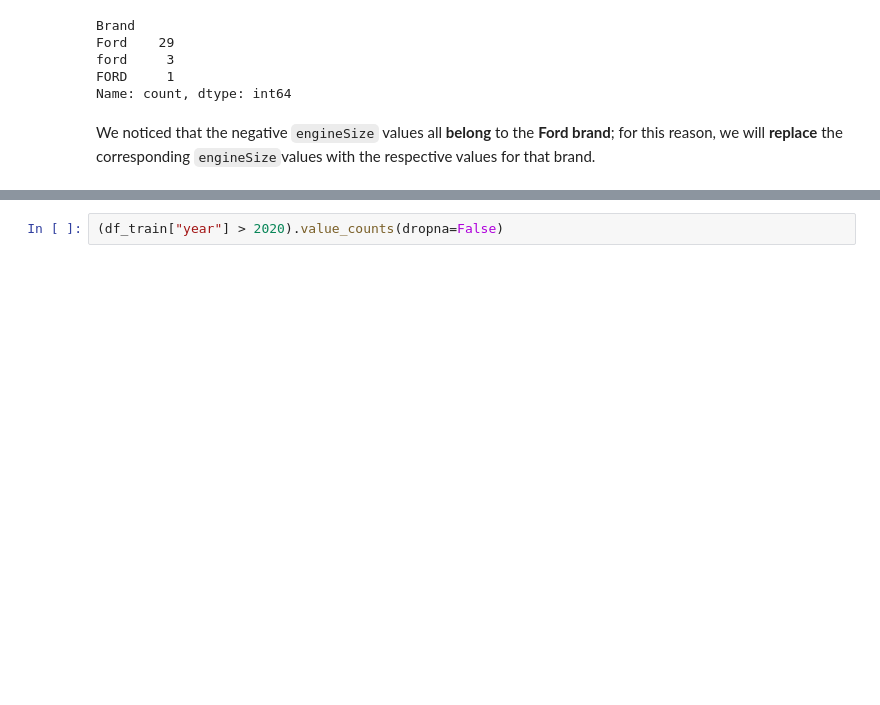
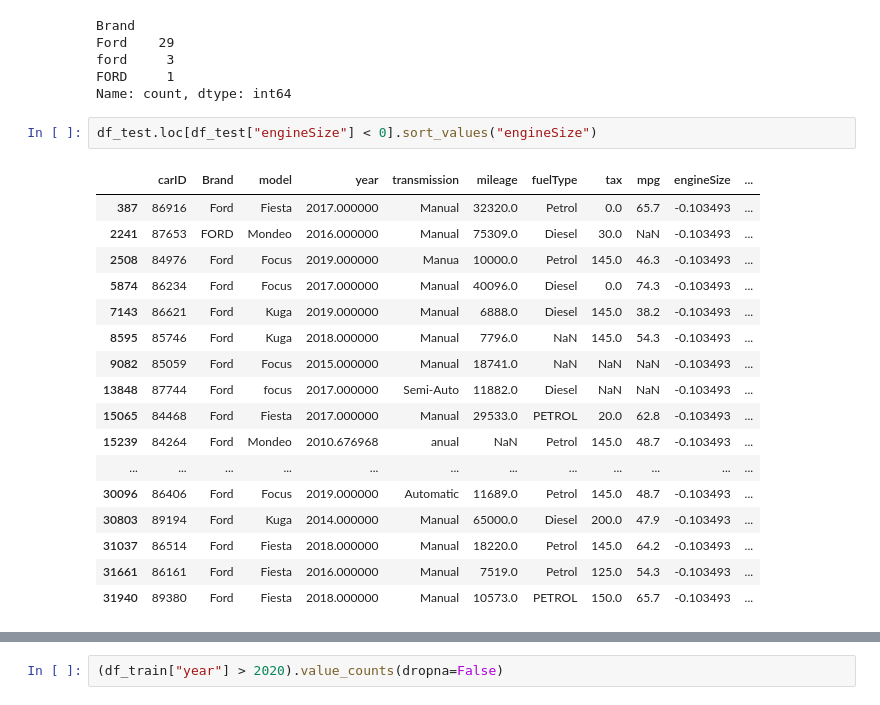
Before and after one commit to Danirib11221/MachineLearning39, a Jupyter notebook: MachineLearningProject.ipynb, the cells around one changed output, grey strips where cells are left out. Drawn from its saved outputs; the diff is of its cells as text; blank space fills up the shorter version.

```diff
--- a/MachineLearningProject.ipynb
+++ b/MachineLearningProject.ipynb
@@ -356,5 +420,23 @@ Ford    29
 ford     3
 FORD     1
 Name: count, dtype: int64
-# %% [markdown]
-We noticed that the negative `engineSize` values all **belong** to the **Ford brand**; for this reason, we will **replace** the corresponding `engineSize`values with the respective values for that brand.
+# %%
+df_test.loc[df_test["engineSize"] < 0].sort_values("engineSize")
+# %% [output]
+|  | carID | Brand | model | year | transmission | mileage | fuelType | tax | mpg | engineSize | ... |
+| 387 | 86916 | Ford | Fiesta | 2017.000000 | Manual | 32320.0 | Petrol | 0.0 | 65.7 | -0.103493 | ... |
+| 2241 | 87653 | FORD | Mondeo | 2016.000000 | Manual | 75309.0 | Diesel | 30.0 | NaN | -0.103493 | ... |
+| 2508 | 84976 | Ford | Focus | 2019.000000 | Manua | 10000.0 | Petrol | 145.0 | 46.3 | -0.103493 | ... |
+| 5874 | 86234 | Ford | Focus | 2017.000000 | Manual | 40096.0 | Diesel | 0.0 | 74.3 | -0.103493 | ... |
+| 7143 | 86621 | Ford | Kuga | 2019.000000 | Manual | 6888.0 | Diesel | 145.0 | 38.2 | -0.103493 | ... |
+| 8595 | 85746 | Ford | Kuga | 2018.000000 | Manual | 7796.0 | NaN | 145.0 | 54.3 | -0.103493 | ... |
+| 9082 | 85059 | Ford | Focus | 2015.000000 | Manual | 18741.0 | NaN | NaN | NaN | -0.103493 | ... |
+| 13848 | 87744 | Ford | focus | 2017.000000 | Semi-Auto | 11882.0 | Diesel | NaN | NaN | -0.103493 | ... |
+| 15065 | 84468 | Ford | Fiesta | 2017.000000 | Manual | 29533.0 | PETROL | 20.0 | 62.8 | -0.103493 | ... |
+| 15239 | 84264 | Ford | Mondeo | 2010.676968 | anual | NaN | Petrol | 145.0 | 48.7 | -0.103493 | ... |
+| ... | ... | ... | ... | ... | ... | ... | ... | ... | ... | ... | ... |
+| 30096 | 86406 | Ford | Focus | 2019.000000 | Automatic | 11689.0 | Petrol | 145.0 | 48.7 | -0.103493 | ... |
+| 30803 | 89194 | Ford | Kuga | 2014.000000 | Manual | 65000.0 | Diesel | 200.0 | 47.9 | -0.103493 | ... |
+| 31037 | 86514 | Ford | Fiesta | 2018.000000 | Manual | 18220.0 | Petrol | 145.0 | 64.2 | -0.103493 | ... |
+| 31661 | 86161 | Ford | Fiesta | 2016.000000 | Manual | 7519.0 | Petrol | 125.0 | 54.3 | -0.103493 | ... |
+| 31940 | 89380 | Ford | Fiesta | 2018.000000 | Manual | 10573.0 | PETROL | 150.0 | 65.7 | -0.103493 | ... |
```
Also changed, not shown: parts of 106 cells of this notebook.
